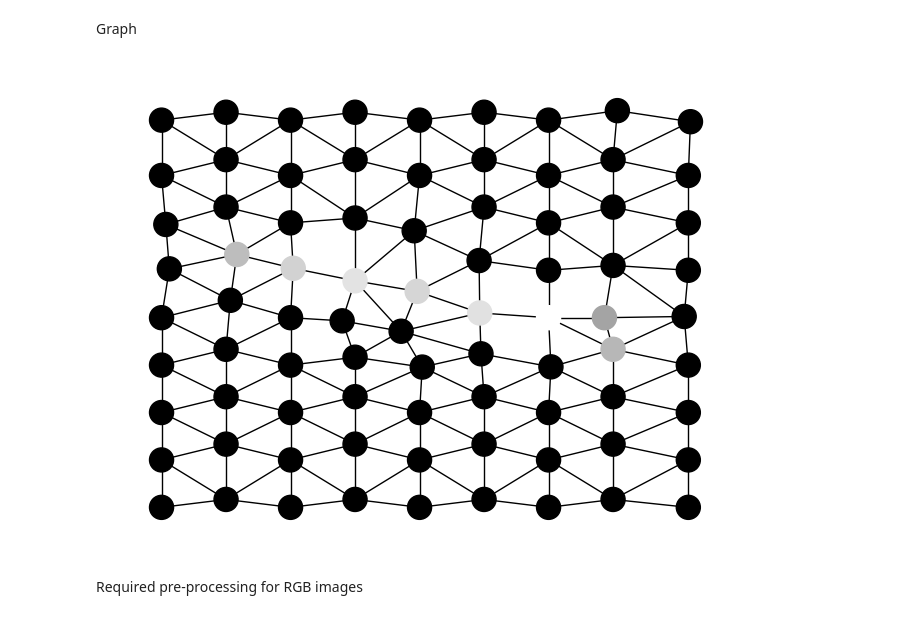
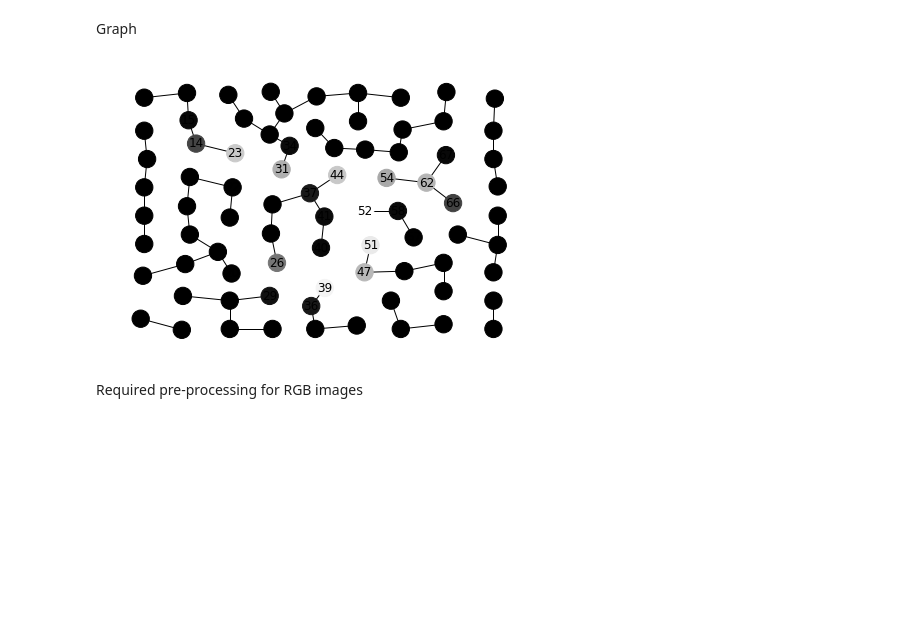
Before and after one commit to jpelayx/mnist-graphs, a Jupyter notebook: viz.ipynb, the cells around one changed output. Cells and saved outputs as stored; diff of their text form; code cells hidden in the pictures; blank space fills up the shorter version.

Commit message:
computing knn and rag graphs

```diff
--- a/viz.ipynb
+++ b/viz.ipynb
@@ -31,9 +35,10 @@ Requuired pre-processing for grayscale
 
 ds = datasets.MNIST(root="mnist/test", train=False, download=True, transform=T.ToTensor())
 # %%
-img, y = ds[2]
+img, y = ds[67]
 _, dim0, dim1 = img.shape
 img_np = img.view(dim0, dim1).numpy()
 n_segments = 75
 compactness = 0.1
-features, edge_index, s = grayscale_features(img_np, n_segments, compactness)
+features, edge_index, s = grayscale_features(img_np, n_segments, 1, 0)
+print(features.shape, edge_index.shape, s.shape)
@@ -48,18 +55,14 @@ Clipping input data to the valid range for imshow with RGB data ([0..1] for floa
 # %% [markdown]
 Graph
 # %%
-import networkx as nx
-from torch_geometric.utils import to_networkx
-
 pos = features[:, 2:4]
 g = Data(x=torch.from_numpy(features).to(torch.float), edge_index=torch.from_numpy(edge_index).to(torch.long), pos=torch.from_numpy(pos).to(torch.float), y=y)
-
 nx_g = to_networkx(g, to_undirected=True)
 nx_color = features[:,0]
 nx_pos = dict(zip(range(g.num_nodes), pos))
-nx.draw(nx_g, pos=nx_pos, node_color=nx_color, cmap="gray")
+nx.draw(nx_g, pos=nx_pos, node_color=nx_color, cmap="gray", with_labels=True)
 # %% [output]
-[figure, old version]
+[figure, new version]
 # %% [markdown]
 Required pre-processing for RGB images
 # %%
```
Also changed, not shown: parts of 6 cells of this notebook, 4 other files.
